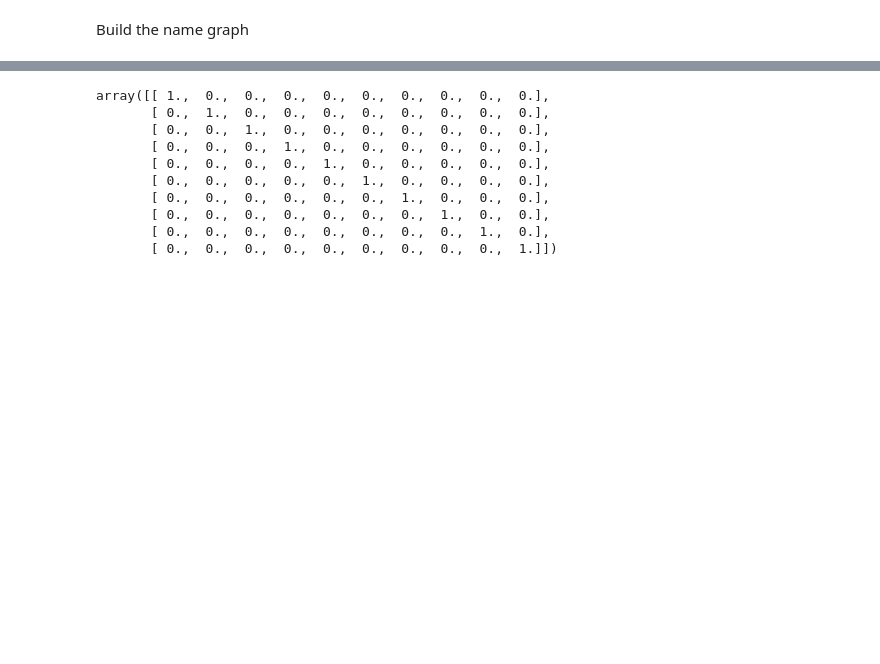
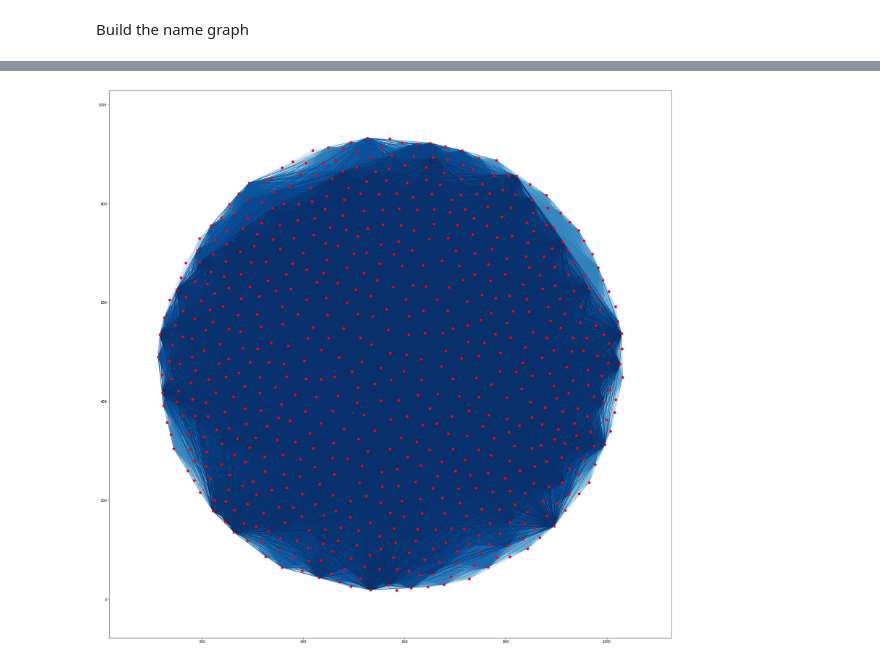
Before and after one commit to joaogodinho/thesis, a Jupyter notebook: 4 - Malware names.ipynb, the cells around one changed output, grey strips where cells are left out. Drawn from its saved outputs; the diff is of its cells as text; code cells hidden in the pictures; blank space fills up the shorter version.

Commit message:
Initial graph and libs for it.

```diff
--- a/4 - Malware names.ipynb
+++ b/4 - Malware names.ipynb
@@ -127,7 +129,8 @@ vendors_filtered.to_csv(vendors_selected_filtered_file, compression='gzip')
 # %% [markdown]
 Build the name graph
 # %%
-subset = vendors_filtered[:10]
+subset = vendors_filtered[:100]
+subset.is_copy = False
 display(subset)
 # %% [output]
 |  | Rising | NANO-Antivirus | Microsoft | VBA32 | TrendMicro | Comodo | AhnLab-V3 | Panda | Malwarebytes | ... |
@@ -146,20 +162,14 @@ display(subset)
+# %%
+# Replace the names with their index
+for name in names:
+    subset.replace(name, names.index(name), inplace=True)
 # %%
 # TODO replace the names with an index, use it in the sparse matrix
 # in the end, do the counting and replace the indexes with the actual names.
 
-# matrix = scipy.sparse.identity(after)
-
-names = set()
-
-for vendor in subset:
-    names.update(subset[vendor].dropna().unique())
-
-display(names)
-
-matrix = dict()
+matrix = scipy.sparse.dok_matrix((len(names), len(names)))
 
 for idx, sample in subset.iterrows():
-    break
-    values = sample.dropna().values
-    for name in values:
-        pass
+    values = map(int, sample.dropna().values)
+    for i, j in itertools.combinations(values, 2):
+        matrix[i, j] += 1
@@ -199,15 +175,0 @@ Wall time: 6.09 ms
-# %%
-from scipy.sparse import identity
-
-display(identity(10).toarray())
-# %% [output]
-array([[ 1.,  0.,  0.,  0.,  0.,  0.,  0.,  0.,  0.,  0.],
-       [ 0.,  1.,  0.,  0.,  0.,  0.,  0.,  0.,  0.,  0.],
-       [ 0.,  0.,  1.,  0.,  0.,  0.,  0.,  0.,  0.,  0.],
-       [ 0.,  0.,  0.,  1.,  0.,  0.,  0.,  0.,  0.,  0.],
-       [ 0.,  0.,  0.,  0.,  1.,  0.,  0.,  0.,  0.,  0.],
-       [ 0.,  0.,  0.,  0.,  0.,  1.,  0.,  0.,  0.,  0.],
-       [ 0.,  0.,  0.,  0.,  0.,  0.,  1.,  0.,  0.,  0.],
-       [ 0.,  0.,  0.,  0.,  0.,  0.,  0.,  1.,  0.,  0.],
-       [ 0.,  0.,  0.,  0.,  0.,  0.,  0.,  0.,  1.,  0.],
-       [ 0.,  0.,  0.,  0.,  0.,  0.,  0.,  0.,  0.,  1.]])
@@ -213,0 +182,20 @@ array([[ 1.,  0.,  0.,  0.,  0.,  0.,  0.,  0.,  0.,  0.],
+# %%
+graph = nx.Graph()
+# graph.add_nodes_from(names)
+for line in range(len(names)):
+    for col in range(len(names)):
+        if matrix[line, col] >= 0:
+            # graph.add_nodes_from([names[line], names[col]])
+            graph.add_edge(names[line], names[col], weight=matrix[line, col])
+# %%
+from networkx.drawing.nx_agraph import graphviz_layout
+colors = range(len(graph.edges()))
+pos = graphviz_layout(graph, prog='sfdp')
+pos = graphviz_layout(graph, prog='twopi')
+# pos = graphviz_layout(graph ,prog='neato')
+plt.figure(figsize=(30,30))
+nx.draw_networkx(graph, pos, with_labels=False, font_size=5, node_size=50, edge_cmap=plt.cm.Blues, edge_color=colors)
+# plt.savefig('test.eps', format='eps', dpi=1000)
+plt.show()
+# %% [output]
+[figure, added]
```
Also changed, not shown: parts of 7 cells of this notebook, 1 other file.
